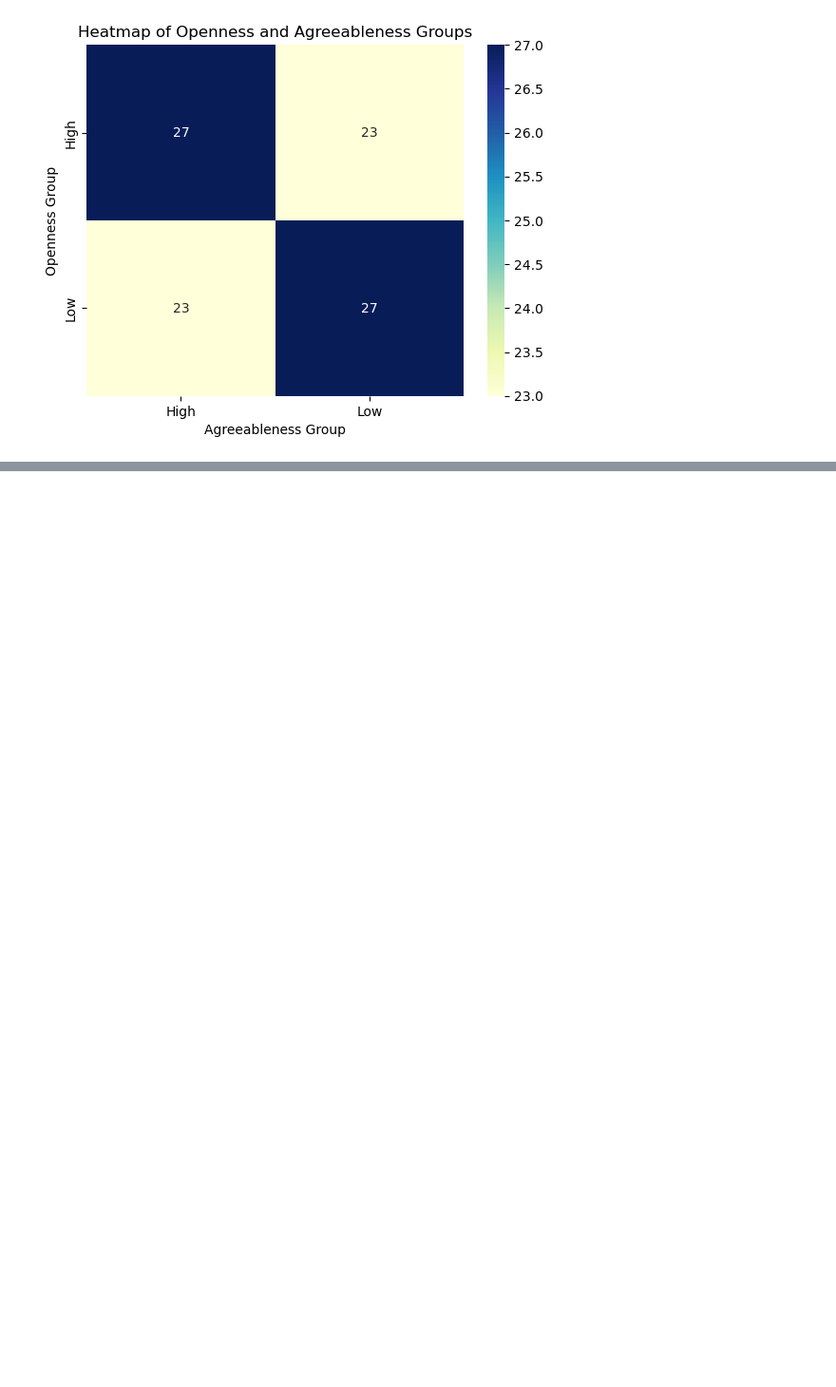
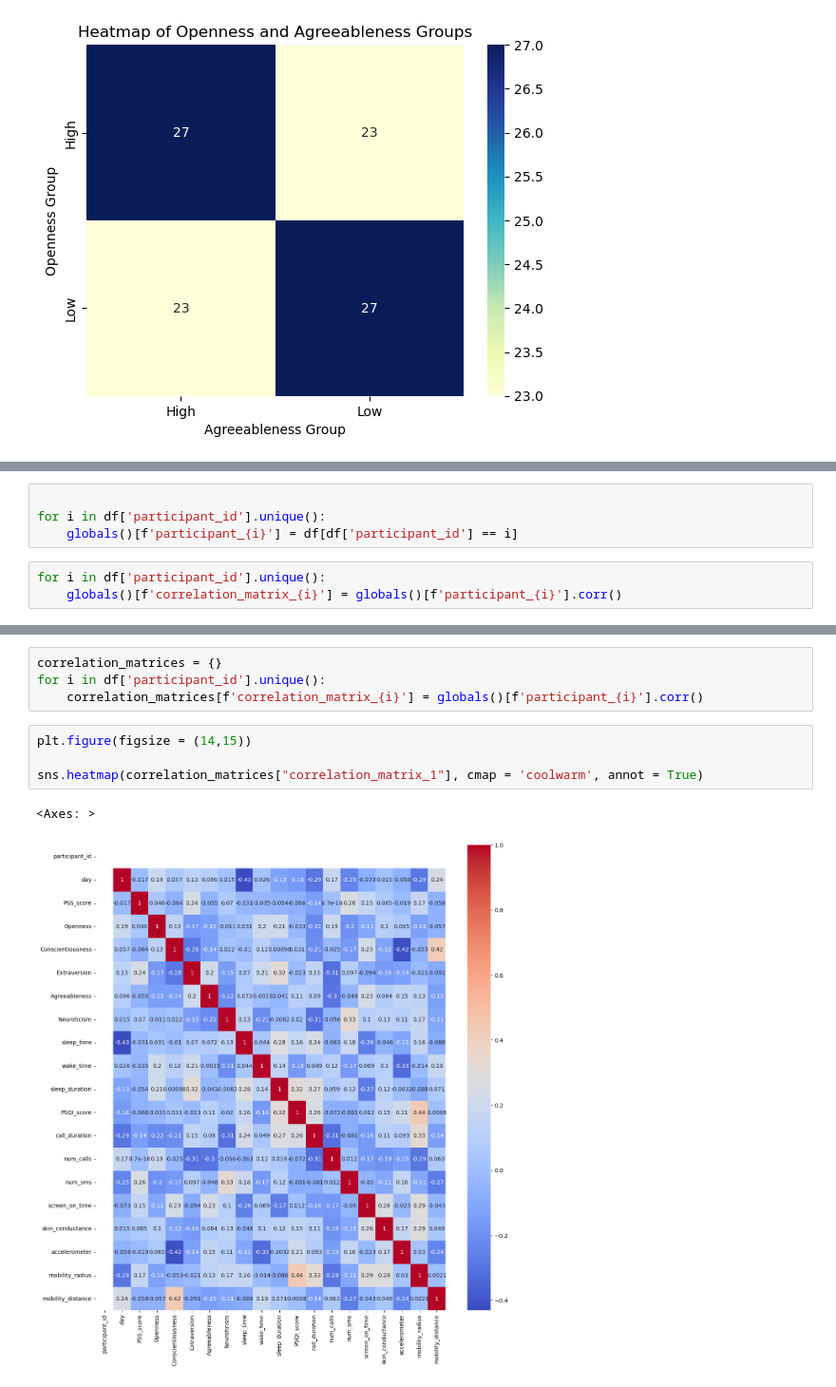
Before and after one commit to Harshan-Kurapati/StressDetection, a Jupyter notebook: Untitled.ipynb, the cells around one changed output, grey strips where cells are left out. Shown at 95% size. Saved outputs shown, nothing was run; the diff lists cells and outputs as text; blank space fills up the shorter version.

```diff
--- a/Untitled.ipynb
+++ b/Untitled.ipynb
@@ -183,0 +200,7 @@ plt.show()
+# %%
+
+for i in df['participant_id'].unique():
+    globals()[f'participant_{i}'] = df[df['participant_id'] == i]
+# %%
+for i in df['participant_id'].unique():
+    globals()[f'correlation_matrix_{i}'] = globals()[f'participant_{i}'].corr()
@@ -183,0 +225,11 @@ plt.show()
+# %%
+correlation_matrices = {}
+for i in df['participant_id'].unique():
+    correlation_matrices[f'correlation_matrix_{i}'] = globals()[f'participant_{i}'].corr()
+# %%
+plt.figure(figsize = (14,15))
+
+sns.heatmap(correlation_matrices["correlation_matrix_1"], cmap = 'coolwarm', annot = True)
+# %% [output]
+<Axes: >
+[figure, added]
```
Also changed, not shown: parts of 5 cells of this notebook.
